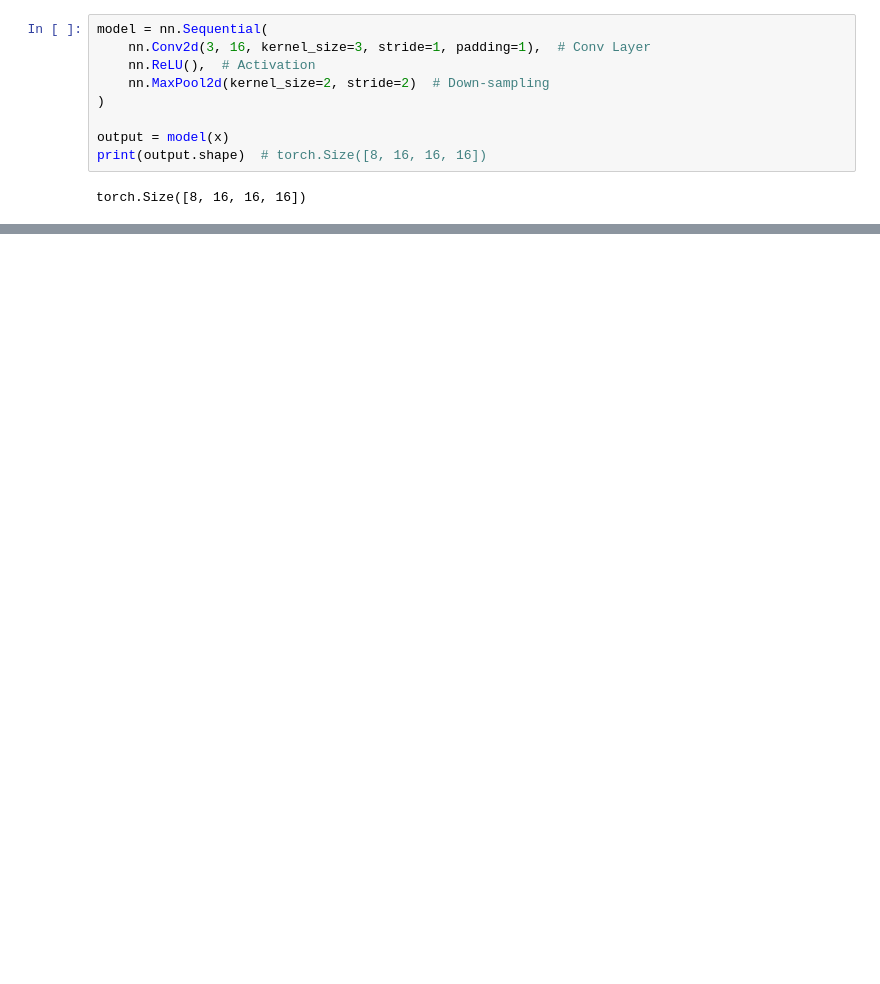
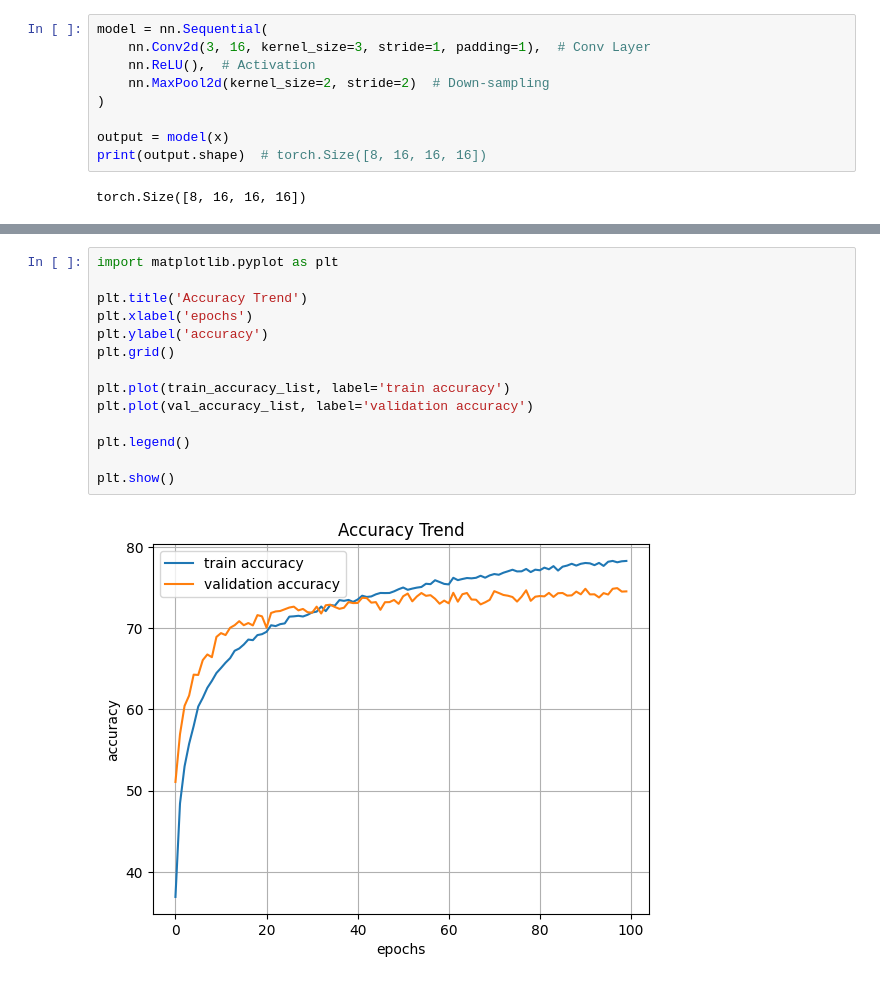
Before and after one commit to groundivy-dev1/Test01, a Jupyter notebook: ai_a_17_cnn.ipynb, the cells around one changed output, grey strips where cells are left out. Drawn from its saved outputs; the diff is of its cells as text; blank space fills up the shorter version.

```diff
--- a/ai_a_17_cnn.ipynb
+++ b/ai_a_17_cnn.ipynb
@@ -49,0 +349,16 @@ torch.Size([8, 16, 16, 16])
+# %%
+import matplotlib.pyplot as plt
+
+plt.title('Accuracy Trend')
+plt.xlabel('epochs')
+plt.ylabel('accuracy')
+plt.grid()
+
+plt.plot(train_accuracy_list, label='train accuracy')
+plt.plot(val_accuracy_list, label='validation accuracy')
+
+plt.legend()
+
+plt.show()
+# %% [output]
+[figure, added]
```
Also changed, not shown: parts of 24 cells of this notebook.
